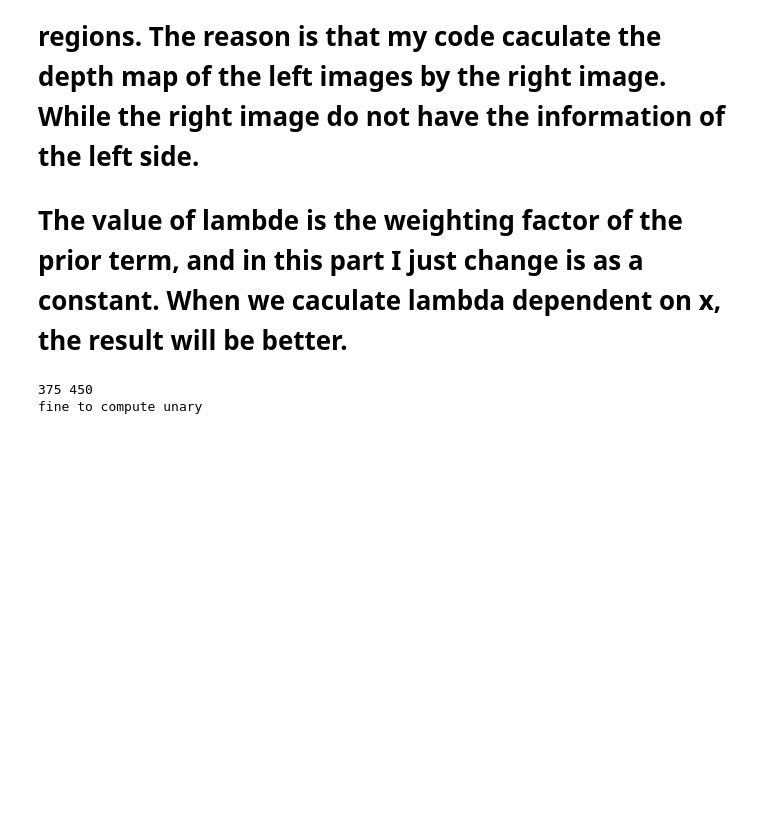
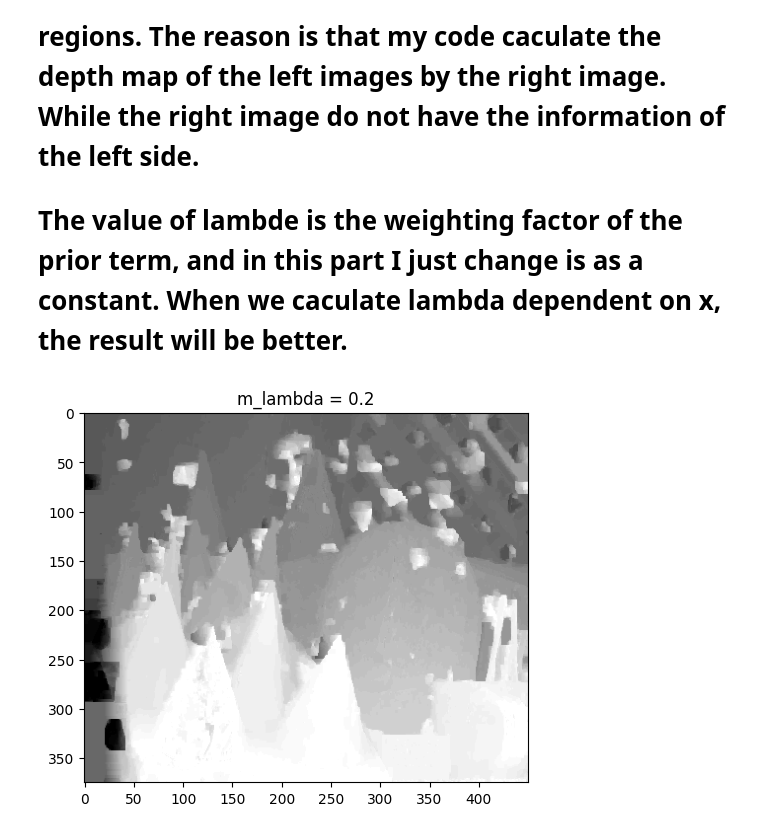
Before and after one commit to frankRenlf/ee5731_visualcomputing, a Jupyter notebook: ca2/part2.ipynb, the cells around one changed output. Drawn from its saved outputs; the diff is of its cells as text; code cells hidden in the pictures; blank space fills up the shorter version.

```diff
--- a/ca2/part2.ipynb
+++ b/ca2/part2.ipynb
@@ -67,53 +60,17 @@ for m_lambda in lambda_data:
 # We can find that when increasing the value of lambda, the depth map will become more smooth. Besides, compared to the groundtruth depth map, the left side of my depth map have some black regions. The reason is that my code caculate the depth map of the left images by the right image. While the right image do not have the information of the left side.
 # The value of lambde is the weighting factor of the prior term, and in this part I just change is as a constant. When we caculate lambda dependent on x, the result will be better.
 # %%
-import cv2 as cv
-import matplotlib.pyplot as plt
-import matplotlib
-import numpy as np
-import gco
+pairwise2 = np.zeros([num_label, num_label])
+for i in range(num_label):
+    for j in range(num_label):
+        pairwise2[i, j] = abs(i - j)
 
+# m_lambda = 0.1
+n_labels = pygco.cut_grid_graph_simple(unary, pairwise2 * 0.01, connect=6, n_iter=-1, algorithm='swap')
+n_labels = n_labels.reshape(H, W)
 
-def dist(c1, c2):
-    return (abs(int(c1[0]) - int(c2[0])) + abs(int(c1[1]) - int(c2[1])) + abs(int(c1[2]) - int(c2[2]))) / 10
-
-
-img1 = cv.imread('data/im2.png')
-img1 = img1[:, :, [2, 1, 0]]
-img2 = cv.imread('data/im6.png')
-img2 = img2[:, :, [2, 1, 0]]
-H, W, D = img1.shape
-print(H, W)
-d_number = 65
-disparity = np.arange(d_number)
-
-smooth = np.zeros((d_number, d_number))
-for i in range(d_number):
-    for j in range(d_number):
-        if i != j:
-            smooth[i][j] = abs(i - j)
-
-unary = np.zeros((H, W, d_number))
-maxunary = 0
-
-for i in range(H):
-    for j in range(W):
-        for k in range(d_number):
-            if j + k < W:
-                unary[i, j, k] = dist(img1[i, j, :], img2[i, j + k, :])
-                maxunary = max(unary[i, j, k], maxunary)
-
-unary = unary / maxunary
-
-print('fine to compute unary')
-labels = gco.cut_grid_graph_simple(unary, smooth * 0.1, connect=8, n_iter=-1)
-labels = labels.reshape(H, W)
-plt.figure(num=1, dpi=100, figsize=(6, 6))
-plt.imshow(labels, cmap='gray')
-plt.title('Depth from Rectified Stereo Images')
-plt.imshow(labels, cmap="gray")
-plt.axis("off")
+plt.imshow(n_labels, cmap='gray')
+plt.title(f'm_lambda = {m_lambda}')
 plt.show()
 # %% [output]
-375 450
-fine to compute unary
+[figure, added]
```
Also changed, not shown: parts of 2 cells of this notebook.
